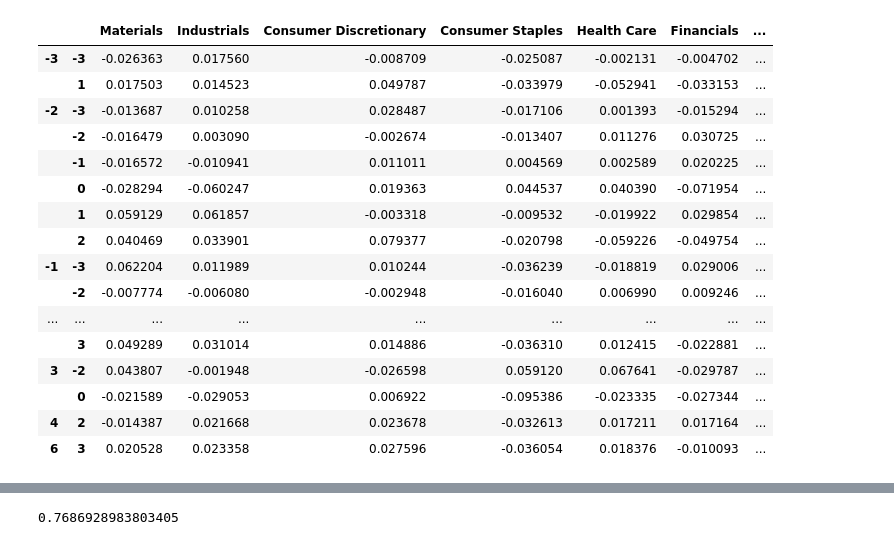
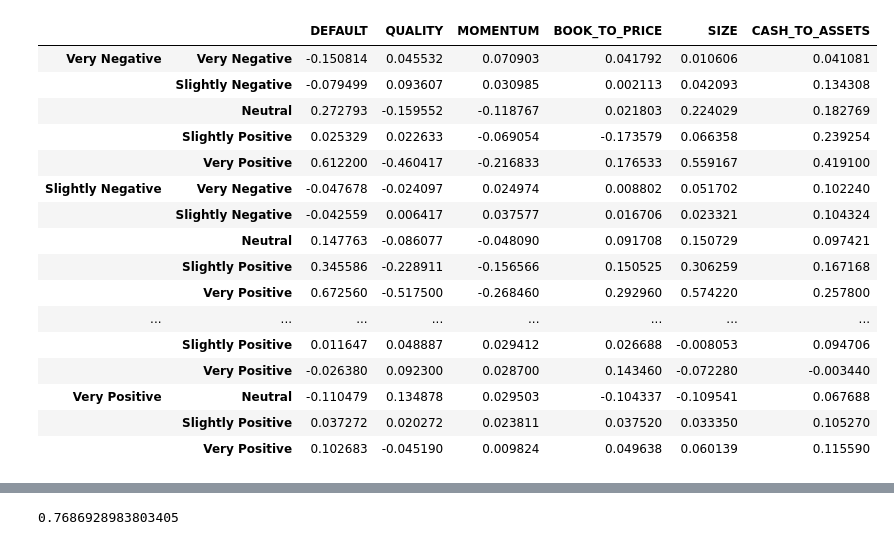
Before and after one commit to Rhys2024/740, a Jupyter notebook: Building.ipynb, the cells around one changed output, grey strips where cells are left out. Drawn from its saved outputs; the diff is of its cells as text; code cells hidden in the pictures.

```diff
--- a/Building.ipynb
+++ b/Building.ipynb
@@ -127,22 +188,0 @@ betas = exposure_report.get_correlations(60)
-# %%
-
-
-exposure_report
-# %% [output]
-|  |  | Materials | Industrials | Consumer Discretionary | Consumer Staples | Health Care | Financials | ... |
-| -3 | -3 | -0.026363 | 0.017560 | -0.008709 | -0.025087 | -0.002131 | -0.004702 | ... |
-|  | 1 | 0.017503 | 0.014523 | 0.049787 | -0.033979 | -0.052941 | -0.033153 | ... |
-| -2 | -3 | -0.013687 | 0.010258 | 0.028487 | -0.017106 | 0.001393 | -0.015294 | ... |
-|  | -2 | -0.016479 | 0.003090 | -0.002674 | -0.013407 | 0.011276 | 0.030725 | ... |
-|  | -1 | -0.016572 | -0.010941 | 0.011011 | 0.004569 | 0.002589 | 0.020225 | ... |
-|  | 0 | -0.028294 | -0.060247 | 0.019363 | 0.044537 | 0.040390 | -0.071954 | ... |
-|  | 1 | 0.059129 | 0.061857 | -0.003318 | -0.009532 | -0.019922 | 0.029854 | ... |
-|  | 2 | 0.040469 | 0.033901 | 0.079377 | -0.020798 | -0.059226 | -0.049754 | ... |
-| -1 | -3 | 0.062204 | 0.011989 | 0.010244 | -0.036239 | -0.018819 | 0.029006 | ... |
-|  | -2 | -0.007774 | -0.006080 | -0.002948 | -0.016040 | 0.006990 | 0.009246 | ... |
-| ... | ... | ... | ... | ... | ... | ... | ... | ... |
-|  | 3 | 0.049289 | 0.031014 | 0.014886 | -0.036310 | 0.012415 | -0.022881 | ... |
-| 3 | -2 | 0.043807 | -0.001948 | -0.026598 | 0.059120 | 0.067641 | -0.029787 | ... |
-|  | 0 | -0.021589 | -0.029053 | 0.006922 | -0.095386 | -0.023335 | -0.027344 | ... |
-| 4 | 2 | -0.014387 | 0.021668 | 0.023678 | -0.032613 | 0.017211 | 0.017164 | ... |
-| 6 | 3 | 0.020528 | 0.023358 | 0.027596 | -0.036054 | 0.018376 | -0.010093 | ... |
@@ -148,0 +267,34 @@ exposure_report
+# %%
+
+frame = pd.DataFrame(columns = pd.MultiIndex.from_tuples(cols))
+
+
+for col in frame.columns:
+
+    frame[col] = mean_rets_based_on_combination_type[col[0]][col[1]]
+
+frame = frame.T
+frame = frame.dropna()
+
+#winners_df = pd.DataFrame(winners_based_on_combination_type)
+
+#winners_df
+frame
+# %% [output]
+|  |  | DEFAULT | QUALITY | MOMENTUM | BOOK_TO_PRICE | SIZE | CASH_TO_ASSETS |
+| Very Negative | Very Negative | -0.150814 | 0.045532 | 0.070903 | 0.041792 | 0.010606 | 0.041081 |
+|  | Slightly Negative | -0.079499 | 0.093607 | 0.030985 | 0.002113 | 0.042093 | 0.134308 |
+|  | Neutral | 0.272793 | -0.159552 | -0.118767 | 0.021803 | 0.224029 | 0.182769 |
+|  | Slightly Positive | 0.025329 | 0.022633 | -0.069054 | -0.173579 | 0.066358 | 0.239254 |
+|  | Very Positive | 0.612200 | -0.460417 | -0.216833 | 0.176533 | 0.559167 | 0.419100 |
+| Slightly Negative | Very Negative | -0.047678 | -0.024097 | 0.024974 | 0.008802 | 0.051702 | 0.102240 |
+|  | Slightly Negative | -0.042559 | 0.006417 | 0.037577 | 0.016706 | 0.023321 | 0.104324 |
+|  | Neutral | 0.147763 | -0.086077 | -0.048090 | 0.091708 | 0.150729 | 0.097421 |
+|  | Slightly Positive | 0.345586 | -0.228911 | -0.156566 | 0.150525 | 0.306259 | 0.167168 |
+|  | Very Positive | 0.672560 | -0.517500 | -0.268460 | 0.292960 | 0.574220 | 0.257800 |
+| ... | ... | ... | ... | ... | ... | ... | ... |
+|  | Slightly Positive | 0.011647 | 0.048887 | 0.029412 | 0.026688 | -0.008053 | 0.094706 |
+|  | Very Positive | -0.026380 | 0.092300 | 0.028700 | 0.143460 | -0.072280 | -0.003440 |
+| Very Positive | Neutral | -0.110479 | 0.134878 | 0.029503 | -0.104337 | -0.109541 | 0.067688 |
+|  | Slightly Positive | 0.037272 | 0.020272 | 0.023811 | 0.037520 | 0.033350 | 0.105270 |
+|  | Very Positive | 0.102683 | -0.045190 | 0.009824 | 0.049638 | 0.060139 | 0.115590 |
```
Also changed, not shown: parts of 15 cells of this notebook, 8 other files.
